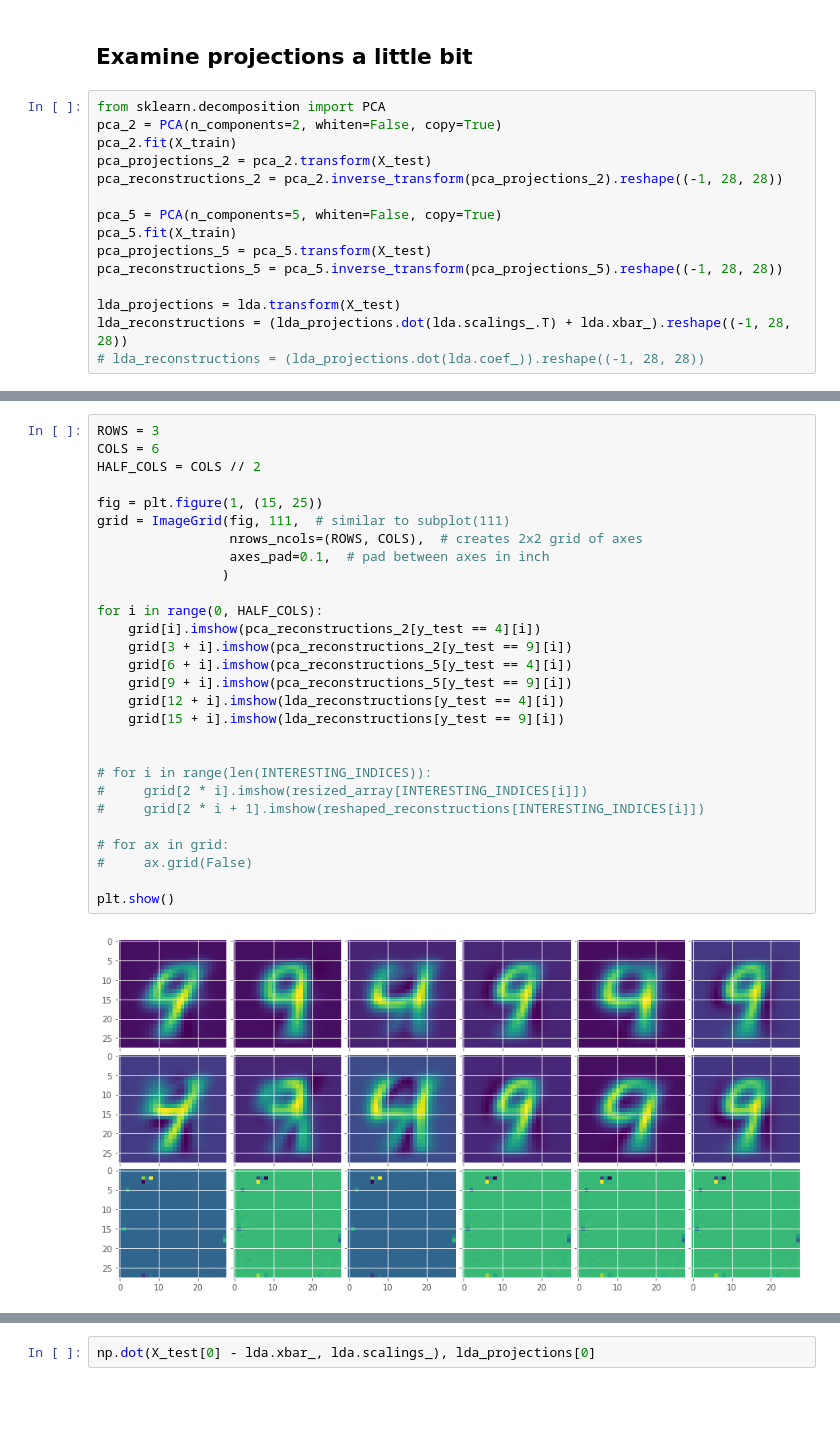
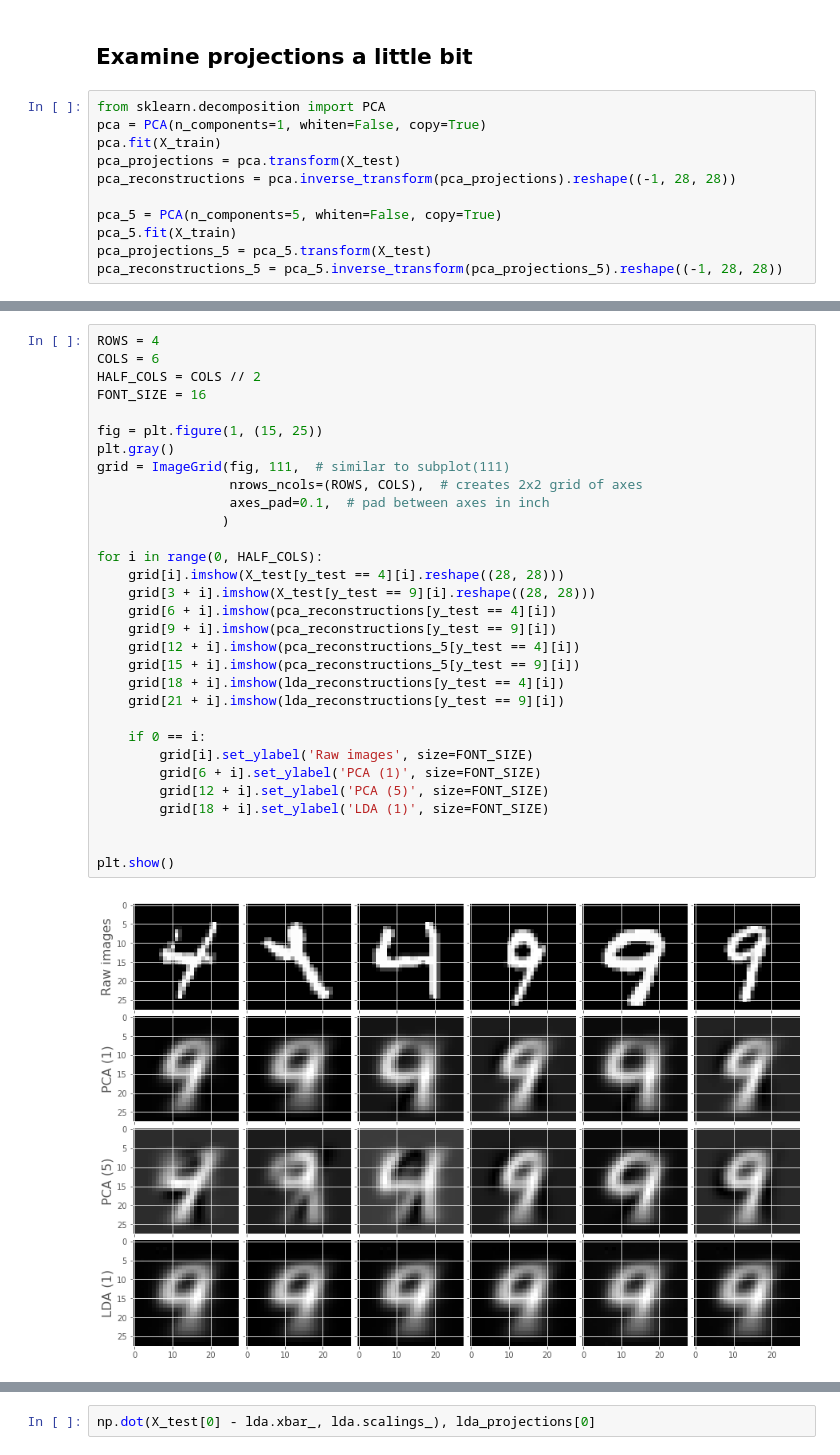
Before and after one commit to guydav/minerva, a Jupyter notebook: notebooks/CS156/0.X Final Project - MNIST.ipynb, the cells around one changed output, grey strips where cells are left out. Saved outputs shown, nothing was run; the diff lists cells and outputs as text; blank space fills up the shorter version.

```diff
--- a/notebooks/CS156/0.X Final Project - MNIST.ipynb
+++ b/notebooks/CS156/0.X Final Project - MNIST.ipynb
@@ -105,16 +107,12 @@ print(np.sum(svm.predict(transformed_X_test) == y_test) / y_test.shape[0])
 ## Examine projections a little bit
 # %%
 from sklearn.decomposition import PCA
-pca_2 = PCA(n_components=2, whiten=False, copy=True)
-pca_2.fit(X_train)
-pca_projections_2 = pca_2.transform(X_test)
-pca_reconstructions_2 = pca_2.inverse_transform(pca_projections_2).reshape((-1, 28, 28))
+pca = PCA(n_components=1, whiten=False, copy=True)
+pca.fit(X_train)
+pca_projections = pca.transform(X_test)
+pca_reconstructions = pca.inverse_transform(pca_projections).reshape((-1, 28, 28))
 
 pca_5 = PCA(n_components=5, whiten=False, copy=True)
 pca_5.fit(X_train)
 pca_projections_5 = pca_5.transform(X_test)
 pca_reconstructions_5 = pca_5.inverse_transform(pca_projections_5).reshape((-1, 28, 28))
-
-lda_projections = lda.transform(X_test)
-lda_reconstructions = (lda_projections.dot(lda.scalings_.T) + lda.xbar_).reshape((-1, 28, 28))
-# lda_reconstructions = (lda_projections.dot(lda.coef_)).reshape((-1, 28, 28))
@@ -121,30 +123,33 @@ lda_reconstructions = (lda_projections.dot(lda.scalings_.T) + lda.xbar_).reshape
 # %%
-ROWS = 3
+ROWS = 4
 COLS = 6
 HALF_COLS = COLS // 2
+FONT_SIZE = 16
 
 fig = plt.figure(1, (15, 25))
+plt.gray()
 grid = ImageGrid(fig, 111,  # similar to subplot(111)
                  nrows_ncols=(ROWS, COLS),  # creates 2x2 grid of axes
                  axes_pad=0.1,  # pad between axes in inch
                 )
 
 for i in range(0, HALF_COLS):
-    grid[i].imshow(pca_reconstructions_2[y_test == 4][i])
-    grid[3 + i].imshow(pca_reconstructions_2[y_test == 9][i])
-    grid[6 + i].imshow(pca_reconstructions_5[y_test == 4][i])
-    grid[9 + i].imshow(pca_reconstructions_5[y_test == 9][i])
-    grid[12 + i].imshow(lda_reconstructions[y_test == 4][i])
-    grid[15 + i].imshow(lda_reconstructions[y_test == 9][i])
+    grid[i].imshow(X_test[y_test == 4][i].reshape((28, 28)))
+    grid[3 + i].imshow(X_test[y_test == 9][i].reshape((28, 28)))
+    grid[6 + i].imshow(pca_reconstructions[y_test == 4][i])
+    grid[9 + i].imshow(pca_reconstructions[y_test == 9][i])
+    grid[12 + i].imshow(pca_reconstructions_5[y_test == 4][i])
+    grid[15 + i].imshow(pca_reconstructions_5[y_test == 9][i])
+    grid[18 + i].imshow(lda_reconstructions[y_test == 4][i])
+    grid[21 + i].imshow(lda_reconstructions[y_test == 9][i])
+
+    if 0 == i:
+        grid[i].set_ylabel('Raw images', size=FONT_SIZE)
+        grid[6 + i].set_ylabel('PCA (1)', size=FONT_SIZE)
+        grid[12 + i].set_ylabel('PCA (5)', size=FONT_SIZE)
+        grid[18 + i].set_ylabel('LDA (1)', size=FONT_SIZE)
 
 
-# for i in range(len(INTERESTING_INDICES)):
-#     grid[2 * i].imshow(resized_array[INTERESTING_INDICES[i]])
-#     grid[2 * i + 1].imshow(reshaped_reconstructions[INTERESTING_INDICES[i]])
-
-# for ax in grid:
-#     ax.grid(False)
-
 plt.show()
 # %% [output]
-[figure, old version]
+[figure, new version]
```
Also changed, not shown: parts of 10 cells of this notebook, 1 other file.
